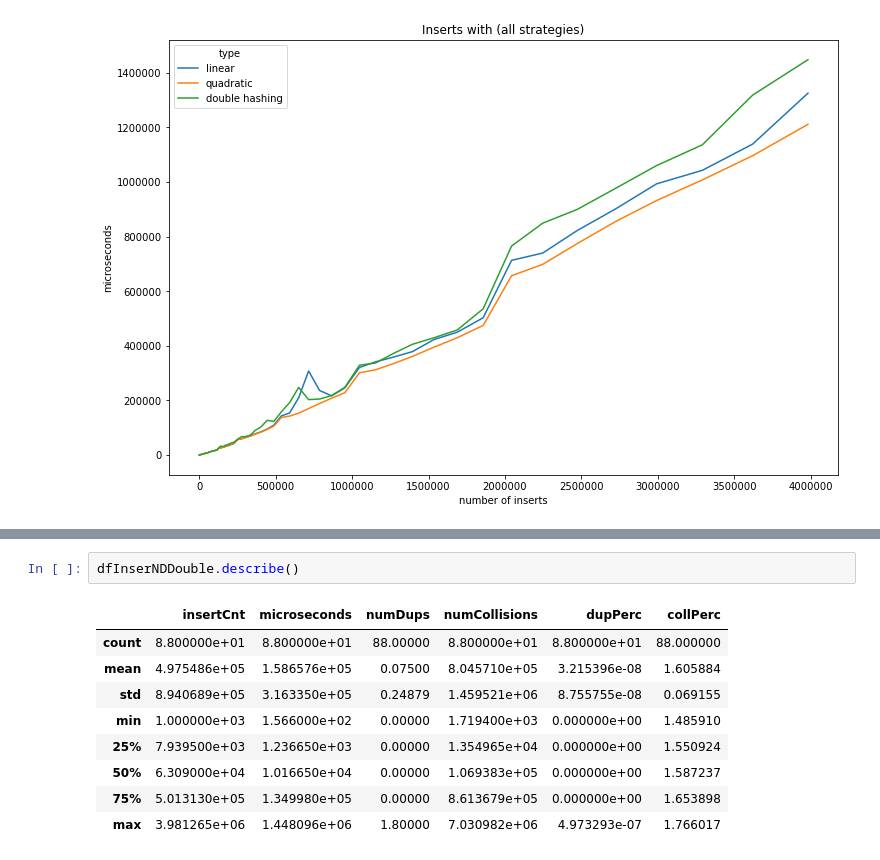
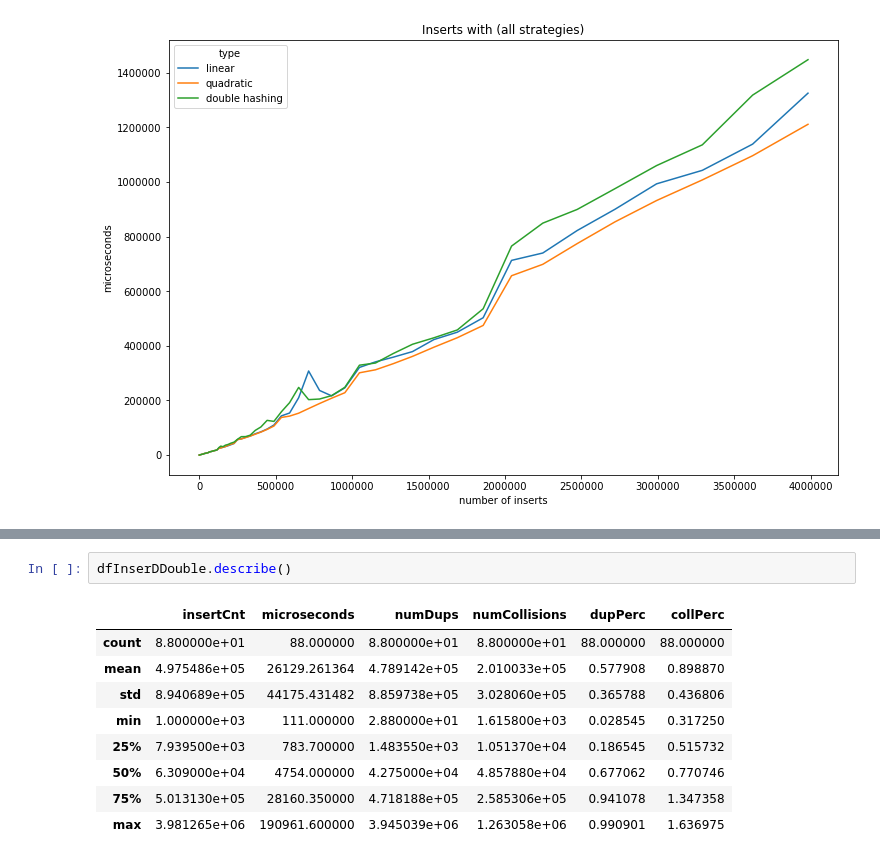
Before and after one commit to JoaoCostaIFG/slam, a Jupyter notebook: docs/part_2/benchmarks/Untitled.ipynb, the cells around one changed output, grey strips where cells are left out. Cells and saved outputs as stored; diff of their text form.

```diff
--- a/docs/part_2/benchmarks/Untitled.ipynb
+++ b/docs/part_2/benchmarks/Untitled.ipynb
@@ -115,12 +115,12 @@ dfInserNDQuad.describe()
 # %%
-dfInserNDDouble.describe()
+dfInserDDouble.describe()
 # %% [output]
 |  | insertCnt | microseconds | numDups | numCollisions | dupPerc | collPerc |
-| count | 8.800000e+01 | 8.800000e+01 | 88.00000 | 8.800000e+01 | 8.800000e+01 | 88.000000 |
-| mean | 4.975486e+05 | 1.586576e+05 | 0.07500 | 8.045710e+05 | 3.215396e-08 | 1.605884 |
-| std | 8.940689e+05 | 3.163350e+05 | 0.24879 | 1.459521e+06 | 8.755755e-08 | 0.069155 |
-| min | 1.000000e+03 | 1.566000e+02 | 0.00000 | 1.719400e+03 | 0.000000e+00 | 1.485910 |
-| 25% | 7.939500e+03 | 1.236650e+03 | 0.00000 | 1.354965e+04 | 0.000000e+00 | 1.550924 |
-| 50% | 6.309000e+04 | 1.016650e+04 | 0.00000 | 1.069383e+05 | 0.000000e+00 | 1.587237 |
-| 75% | 5.013130e+05 | 1.349980e+05 | 0.00000 | 8.613679e+05 | 0.000000e+00 | 1.653898 |
-| max | 3.981265e+06 | 1.448096e+06 | 1.80000 | 7.030982e+06 | 4.973293e-07 | 1.766017 |
+| count | 8.800000e+01 | 88.000000 | 8.800000e+01 | 8.800000e+01 | 88.000000 | 88.000000 |
+| mean | 4.975486e+05 | 26129.261364 | 4.789142e+05 | 2.010033e+05 | 0.577908 | 0.898870 |
+| std | 8.940689e+05 | 44175.431482 | 8.859738e+05 | 3.028060e+05 | 0.365788 | 0.436806 |
+| min | 1.000000e+03 | 111.000000 | 2.880000e+01 | 1.615800e+03 | 0.028545 | 0.317250 |
+| 25% | 7.939500e+03 | 783.700000 | 1.483550e+03 | 1.051370e+04 | 0.186545 | 0.515732 |
+| 50% | 6.309000e+04 | 4754.000000 | 4.275000e+04 | 4.857880e+04 | 0.677062 | 0.770746 |
+| 75% | 5.013130e+05 | 28160.350000 | 4.718188e+05 | 2.585306e+05 | 0.941078 | 1.347358 |
+| max | 3.981265e+06 | 190961.600000 | 3.945039e+06 | 1.263058e+06 | 0.990901 | 1.636975 |
```
Also changed, not shown: parts of 3 cells of this notebook, 2 other files.
